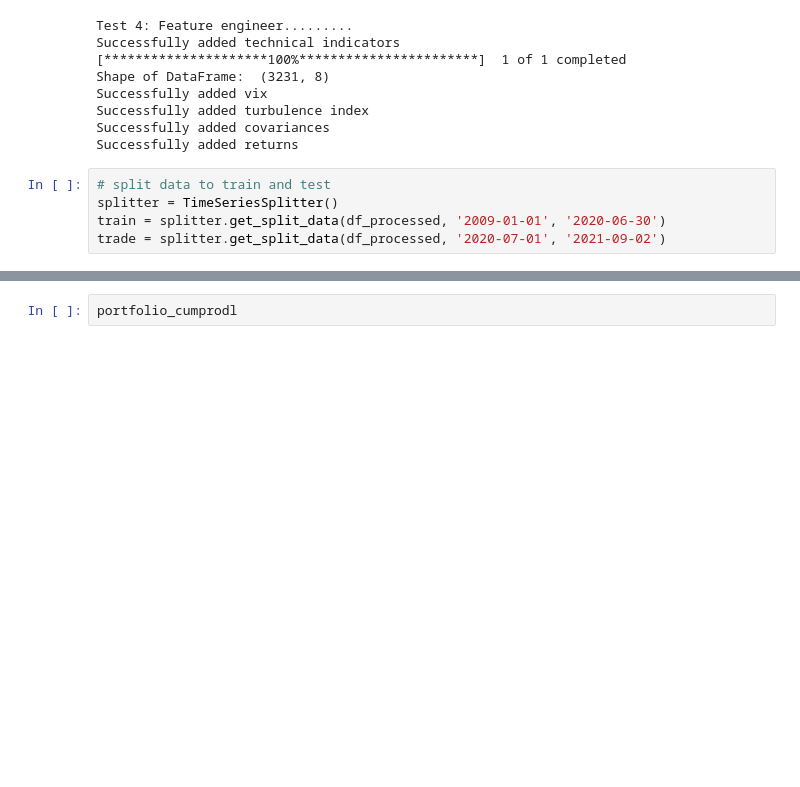
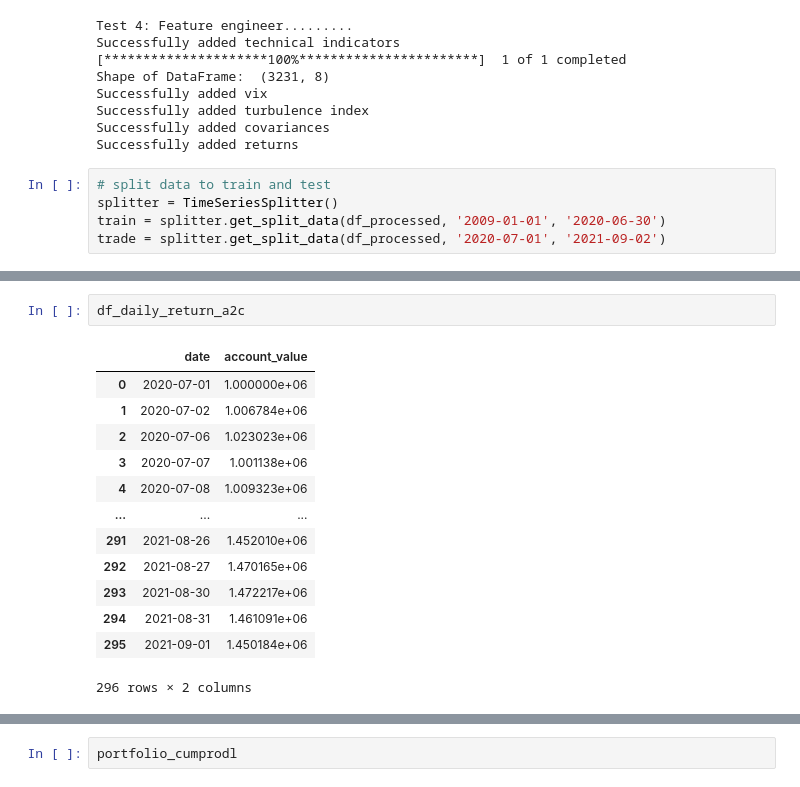
Before and after one commit to didemdurukan/portfolio_allocation_framework, a Jupyter notebook: AgentLayer/model_structure.ipynb, the cells around one changed output, grey strips where cells are left out. Drawn from its saved outputs; the diff is of its cells as text; blank space fills up the shorter version.

```diff
--- a/AgentLayer/model_structure.ipynb
+++ b/AgentLayer/model_structure.ipynb
@@ -1314,0 +1329,16 @@ portfoliol, portfolio_cumprodl, meta_coefficientl = lr.predict(trade, **test_par
+# %%
+df_daily_return_a2c
+# %% [output]
+|  | date | account_value |
+| 0 | 2020-07-01 | 1.000000e+06 |
+| 1 | 2020-07-02 | 1.006784e+06 |
+| 2 | 2020-07-06 | 1.023023e+06 |
+| 3 | 2020-07-07 | 1.001138e+06 |
+| 4 | 2020-07-08 | 1.009323e+06 |
+| ... | ... | ... |
+| 291 | 2021-08-26 | 1.452010e+06 |
+| 292 | 2021-08-27 | 1.470165e+06 |
+| 293 | 2021-08-30 | 1.472217e+06 |
+| 294 | 2021-08-31 | 1.461091e+06 |
+| 295 | 2021-09-01 | 1.450184e+06 |
+296 rows × 2 columns
```
Also changed, not shown: parts of 22 cells of this notebook, 28 other files.
